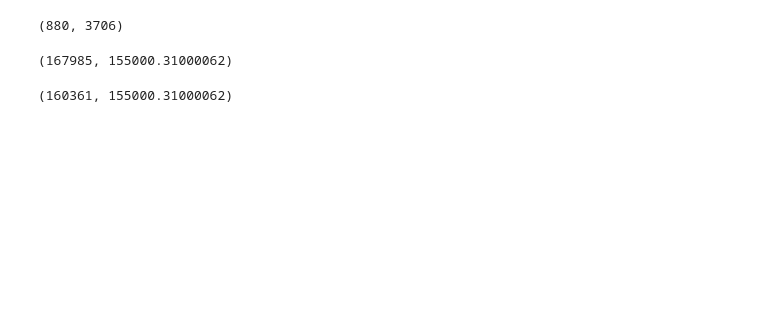
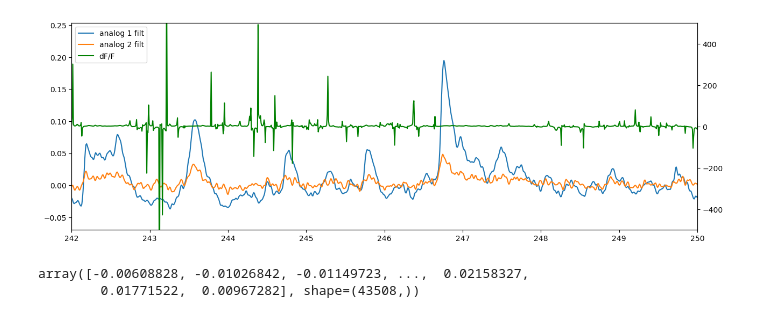
Before and after one commit to BeNeuroLab/TreadmillTasks, a Jupyter notebook: test.ipynb, the cells around one changed output. Cells and saved outputs as stored; diff of their text form; code cells hidden in the pictures; blank space fills up the shorter version.

```diff
--- a/test.ipynb
+++ b/test.ipynb
@@ -95,4 +0,0 @@ a , endian_swap(a)
-# %%
-a = b'\xff\xff\xff\xff'
-
-a and (a>>8)
@@ -101,4 +0,0 @@ TypeError: unsupported operand type(s) for >>: 'bytes' and 'int'
-# %%
-a = int.from_bytes(ab'\xff\xff\xff\xff', 'big')
-
-a, len(bin(a)[2:]), bin(a)
@@ -125,4 +0,0 @@ x.shape
-# %%
-data = [int.to_bytes(int(a), 2, 'little', signed=False) for a in d[:,1]]
-x = np.array([int.from_bytes(a[0:1],'little',signed=True) for a in data])
-y = np.array([int.from_bytes(a[1:],'little',signed=True) for a in data])
@@ -138,14 +0,0 @@ Text(0, 0.5, 'y')
-# %%
-event = (int(8799 / 10)+1, int(37059 / 10)+1)
-
-event
-# %% [output]
-(880, 3706)
-# %%
-np.sum(x[:event[0]])**2 + np.sum(y[:event[0]])**2   ,   (10/2.54*100)**2
-# %% [output]
-(167985, 155000.31000062)
-# %%
-np.sum(x[event[0]:event[1]])**2 + np.sum(y[event[0]:event[1]])**2   ,   (10/2.54*100)**2
-# %% [output]
-(160361, 155000.31000062)
@@ -151,0 +256,31 @@ np.sum(x[event[0]:event[1]])**2 + np.sum(y[event[0]:event[1]])**2   ,   (10/2.54
+# %%
+data = import_ppd(file_path=r"C:\data\raw\M089\M089_2025_11_05_15_00\M089_2025_11_05_15_00-2025-11-05-145302.ppd")
+# %%
+plt.close('all')
+fig, ax1 = plt.subplots(figsize=[15, 5])
+ax2 = ax1.twinx()
+
+ax1.plot(data['time']/1000,data['analog_1_filt'], label='analog 1 filt')
+ax1.plot(data['time']/1000,data['analog_2_filt'], label='analog 2 filt')
+ax2.plot(data['time']/1000,
+    (data['analog_1_filt']- data['analog_2_filt']) / data['analog_2_filt'],
+    label='dF/F',
+    color='green'
+    )
+
+# plt.plot(data['time']/1000,data['digital_1'], label='analog 2 filt')
+
+ax1.set_xlim(242,250)
+ax2.set_xlim(*ax1.get_xlim())
+ax2.set_ylim(-500,500)
+lines, labels = ax1.get_legend_handles_labels()
+lines2, labels2 = ax2.get_legend_handles_labels()
+ax1.legend(lines + lines2, labels + labels2, loc='upper left')
+plt.show()
+# %% [output]
+[figure, added]
+# %%
+data['analog_2_filt']
+# %% [output]
+array([-0.00608828, -0.01026842, -0.01149723, ...,  0.02158327,
+        0.01771522,  0.00967282], shape=(43508,))
```
Also changed, not shown: parts of 22 cells of this notebook.
